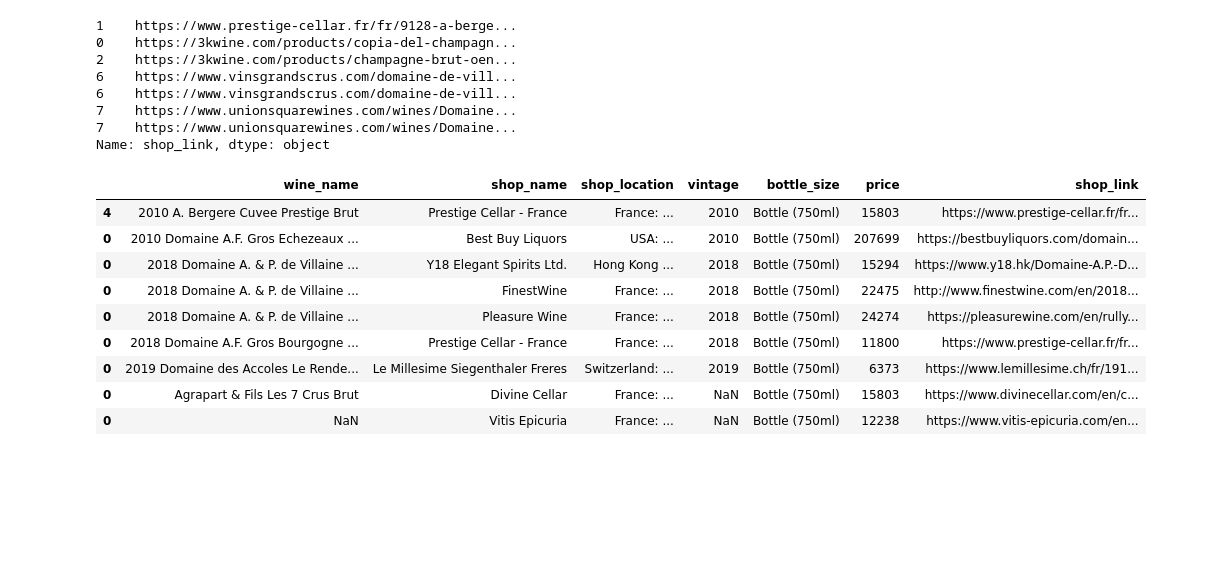
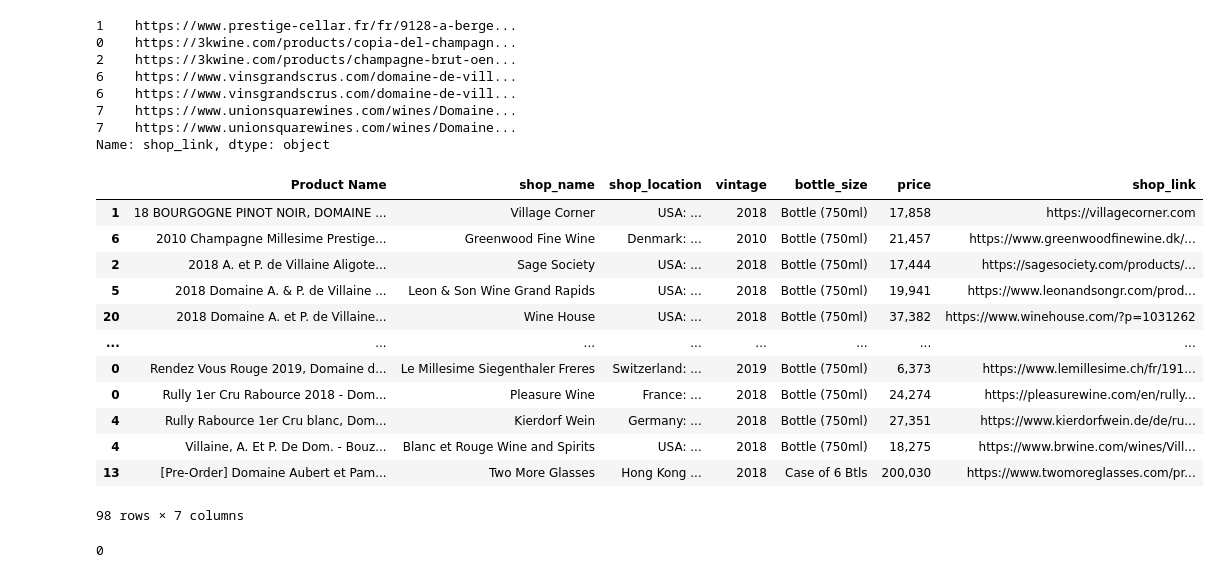
Before and after one commit to deelight-del/Rough_Web_Scraping, a Jupyter notebook: Untitled.ipynb, the cells around one changed output. Cells and saved outputs as stored; diff of their text form; code cells hidden in the pictures; blank space fills up the shorter version.

Commit message:
Change wine name

```diff
--- a/Untitled.ipynb
+++ b/Untitled.ipynb
@@ -367,0 +352,3 @@ See website
+# %%
+glob_list = glob.glob("html_folders/*htm*")
+glob_list[:5]
@@ -368,7 +361,7 @@ See website
 # %%
 df_dict = []
 error_dict = {}
-for file in glob_list[1:]:  #For loop to list through all the files
+for file in glob_list:  #For loop to list through all the files
     with open(file, encoding = "UTF-8") as f:  #Context manager to open each file as html/txt document
         html_doc = f.read()
         pass
@@ -377,21 +370,21 @@ for file in glob_list[1:]:  #For loop to list through all the files
 
     #Obtain Wine name
 
-    try:
-        wine_name = str(soup.find("div", "mb-2 small d-full-card-only").contents[0]).strip("\n").strip(" ")[:-8]
-    except:
-        wine_name = np.nan
+#     try:
+#         wine_name = str(soup.find("div", "mb-2 small d-full-card-only").contents[0]).strip("\n").strip(" ")[:-8]
+#     except:
+#         wine_name = np.nan
 
 #     try:
 #         wine_name = soup.find("h1").contents[0].strip(" ").strip("\n")
 #     except:
 #         wine_name = np.nan
 
-        #Obtain shop and shop location
+    #Obtain shop and shop location
     shop_name = []
     shop_location = []
     list_shop_names = soup.find_all("div", "col1")
-        # #Update wine name to be a list of same length with others.
+    # #Update wine name to be a list of same length with others.
     for shop in list_shop_names:
         try:
             shop_name.append(shop.find("a").contents[0])
@@ -406,6 +399,7 @@ for file in glob_list[1:]:  #For loop to list through all the files
         #Obtain vintage and bottle size
     vintage = []
     bottle_size = []
+    wine_name = []   #New changes
     list_vintages_bottles = soup.find_all("div", "col3")
     for vint_bottle in list_vintages_bottles:
         try:
@@ -417,9 +411,15 @@ for file in glob_list[1:]:  #For loop to list through all the files
             bottle_size.append(vint_bottle.find_all("span")[1].contents[0])
         except:
             bottle_size.append(np.nan)
-        pass
+            pass
+        #Wine name ---New changes
+        try:
+            wine_name.append(vint_bottle.find("div", "mb-2 small d-full-card-only").contents[0].strip(" ").strip("\n"))
+            #try block, new changes
+        except:
+            wine_name.append(np.nan)
 
-        #Obtain the prices
+    #Obtain the prices
     price_list = soup.find_all("div", "price__detail price__detail_main small")
     prices = []
     for price in price_list:
@@ -442,7 +442,7 @@ for file in glob_list[1:]:  #For loop to list through all the files
     ###############
 
     #Update wine name into a list to be able to be included as appropriate
-    wine_name = [wine_name] * len(list_shop_names)
+    ###commented out --- #wine_name = [wine_name] * len(list_shop_names)  #New changes
 
     panda_dict = {
         "wine_name":wine_name,
@@ -472,3 +472,5 @@ yyy.head()
+# %%
+yyy.rename(columns = {"wine_name": "Product Name"}, inplace = True)
 # %%
 yyy["shop_link"].sample(10)
 # %% [output]
@@ -509,6 +511,6 @@ Data columns (total 7 columns):
 dtypes: int32(1), object(6)
 memory usage: 7.5+ KB
 # %%
-yyy = yyy.sort_values(by=["wine_name", "price"], ascending=True)
+yyy = yyy.sort_values(by=["Product Name", "price"], ascending=True)
 yyy
 # %% [output]
@@ -554,16 +556,23 @@ yyy[yyy["bottle_size"] == "Magnum (1.5L)"]["shop_link"]
 Name: shop_link, dtype: object
 # %%
 #Drop duplicates of wine
-yyy = yyy[~yyy.wine_name.duplicated()]
+yyy = yyy[~yyy["Product Name"].duplicated()]
 yyy
 # %% [output]
-|  | wine_name | shop_name | shop_location | vintage | bottle_size | price | shop_link |
-| 4 | 2010 A. Bergere Cuvee Prestige Brut | Prestige Cellar - France | France: ... | 2010 | Bottle (750ml) | 15803 | https://www.prestige-cellar.fr/fr... |
-| 0 | 2010 Domaine A.F. Gros Echezeaux ... | Best Buy Liquors | USA: ... | 2010 | Bottle (750ml) | 207699 | https://bestbuyliquors.com/domain... |
-| 0 | 2018 Domaine A. & P. de Villaine ... | Y18 Elegant Spirits Ltd. | Hong Kong ... | 2018 | Bottle (750ml) | 15294 | https://www.y18.hk/Domaine-A.P.-D... |
-| 0 | 2018 Domaine A. & P. de Villaine ... | FinestWine | France: ... | 2018 | Bottle (750ml) | 22475 | http://www.finestwine.com/en/2018... |
-| 0 | 2018 Domaine A. & P. de Villaine ... | Pleasure Wine | France: ... | 2018 | Bottle (750ml) | 24274 | https://pleasurewine.com/en/rully... |
-| 0 | 2018 Domaine A.F. Gros Bourgogne ... | Prestige Cellar - France | France: ... | 2018 | Bottle (750ml) | 11800 | https://www.prestige-cellar.fr/fr... |
-| 0 | 2019 Domaine des Accoles Le Rende... | Le Millesime Siegenthaler Freres | Switzerland: ... | 2019 | Bottle (750ml) | 6373 | https://www.lemillesime.ch/fr/191... |
-| 0 | Agrapart & Fils Les 7 Crus Brut | Divine Cellar | France: ... | NaN | Bottle (750ml) | 15803 | https://www.divinecellar.com/en/c... |
-| 0 | NaN | Vitis Epicuria | France: ... | NaN | Bottle (750ml) | 12238 | https://www.vitis-epicuria.com/en... |
+|  | Product Name | shop_name | shop_location | vintage | bottle_size | price | shop_link |
+| 1 | 18 BOURGOGNE PINOT NOIR, DOMAINE ... | Village Corner | USA: ... | 2018 | Bottle (750ml) | 17,858 | https://villagecorner.com |
+| 6 | 2010 Champagne Millesime Prestige... | Greenwood Fine Wine | Denmark: ... | 2010 | Bottle (750ml) | 21,457 | https://www.greenwoodfinewine.dk/... |
+| 2 | 2018 A. et P. de Villaine Aligote... | Sage Society | USA: ... | 2018 | Bottle (750ml) | 17,444 | https://sagesociety.com/products/... |
+| 5 | 2018 Domaine A. & P. de Villaine ... | Leon & Son Wine Grand Rapids | USA: ... | 2018 | Bottle (750ml) | 19,941 | https://www.leonandsongr.com/prod... |
+| 20 | 2018 Domaine A. et P. de Villaine... | Wine House | USA: ... | 2018 | Bottle (750ml) | 37,382 | https://www.winehouse.com/?p=1031262 |
+| ... | ... | ... | ... | ... | ... | ... | ... |
+| 0 | Rendez Vous Rouge 2019, Domaine d... | Le Millesime Siegenthaler Freres | Switzerland: ... | 2019 | Bottle (750ml) | 6,373 | https://www.lemillesime.ch/fr/191... |
+| 0 | Rully 1er Cru Rabource 2018 - Dom... | Pleasure Wine | France: ... | 2018 | Bottle (750ml) | 24,274 | https://pleasurewine.com/en/rully... |
+| 4 | Rully Rabource 1er Cru blanc, Dom... | Kierdorf Wein | Germany: ... | 2018 | Bottle (750ml) | 27,351 | https://www.kierdorfwein.de/de/ru... |
+| 4 | Villaine, A. Et P. De Dom. - Bouz... | Blanc et Rouge Wine and Spirits | USA: ... | 2018 | Bottle (750ml) | 18,275 | https://www.brwine.com/wines/Vill... |
+| 13 | [Pre-Order] Domaine Aubert et Pam... | Two More Glasses | Hong Kong ... | 2018 | Case of 6 Btls | 200,030 | https://www.twomoreglasses.com/pr... |
+98 rows × 7 columns
+# %%
+yyy["Product Name"].duplicated().sum()
+# %% [output]
+0
```
Also changed, not shown: parts of 20 cells of this notebook, 2 other files.
